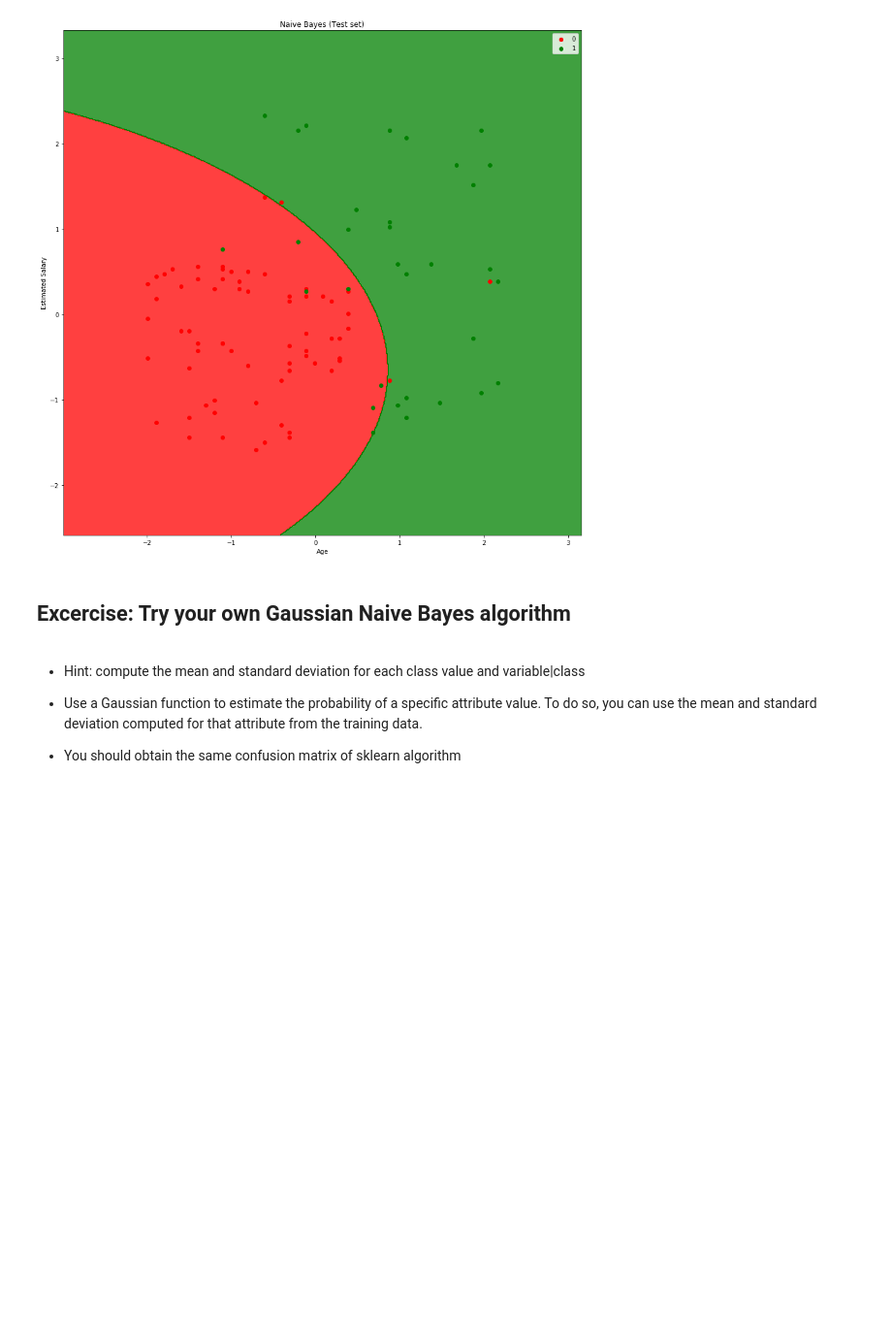
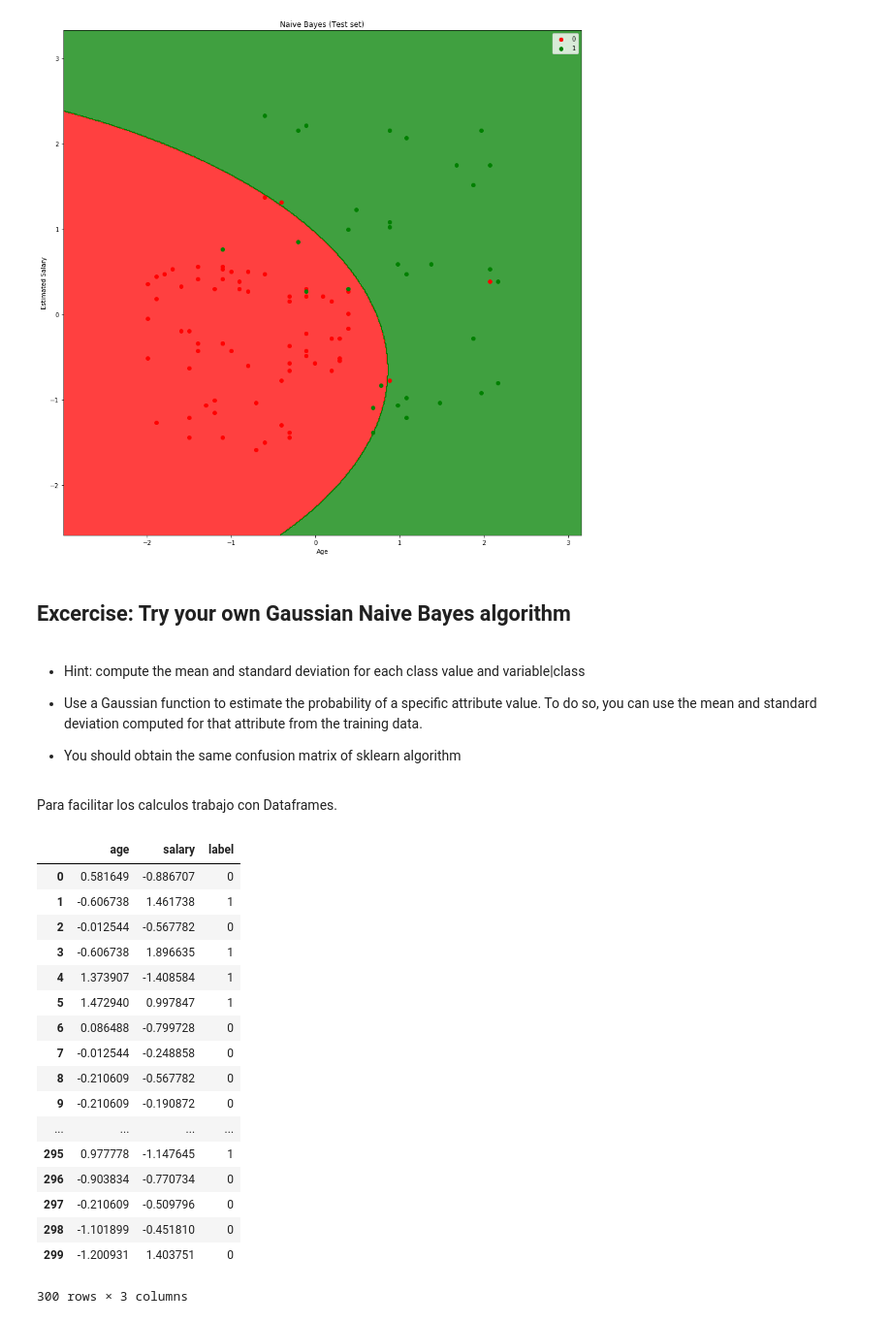
Before and after one commit to davidGCR/UCSP-Sistemas-Inteligentes-Tareas, a Jupyter notebook: Tarea5-NaiveBayes/NaiveBayes-Semana8.ipynb, the cells around one changed output. Shown at 97% size. Cells and saved outputs as stored; diff of their text form; code cells hidden in the pictures; blank space fills up the shorter version.

```diff
--- a/Tarea5-NaiveBayes/NaiveBayes-Semana8.ipynb
+++ b/Tarea5-NaiveBayes/NaiveBayes-Semana8.ipynb
@@ -129,4 +133,31 @@ plt.show()
 - Use a Gaussian function to estimate the probability of a specific attribute value. To do so, you can use the mean and standard deviation computed for that attribute from the training data.
 
 - You should obtain the same confusion matrix of sklearn algorithm
+# %% [markdown]
+Para facilitar los calculos trabajo con Dataframes.
+# %%
+# Paso 1: Creo el dataframe del conjunto de entrenamiento escalado
+scaled_df = pd.DataFrame(X_train, columns=['age','salary'])
+scaled_df['label'] = pd.Series(y_train,index=scaled_df.index)
+train_dataset= scaled_df.head(X_train.shape[0])
+train_dataset
+# %% [output]
+|  | age | salary | label |
+| 0 | 0.581649 | -0.886707 | 0 |
+| 1 | -0.606738 | 1.461738 | 1 |
+| 2 | -0.012544 | -0.567782 | 0 |
+| 3 | -0.606738 | 1.896635 | 1 |
+| 4 | 1.373907 | -1.408584 | 1 |
+| 5 | 1.472940 | 0.997847 | 1 |
+| 6 | 0.086488 | -0.799728 | 0 |
+| 7 | -0.012544 | -0.248858 | 0 |
+| 8 | -0.210609 | -0.567782 | 0 |
+| 9 | -0.210609 | -0.190872 | 0 |
+| ... | ... | ... | ... |
+| 295 | 0.977778 | -1.147645 | 1 |
+| 296 | -0.903834 | -0.770734 | 0 |
+| 297 | -0.210609 | -0.509796 | 0 |
+| 298 | -1.101899 | -0.451810 | 0 |
+| 299 | -1.200931 | 1.403751 | 0 |
+300 rows × 3 columns
 # %%
```
Also changed, not shown: parts of 14 cells of this notebook.
